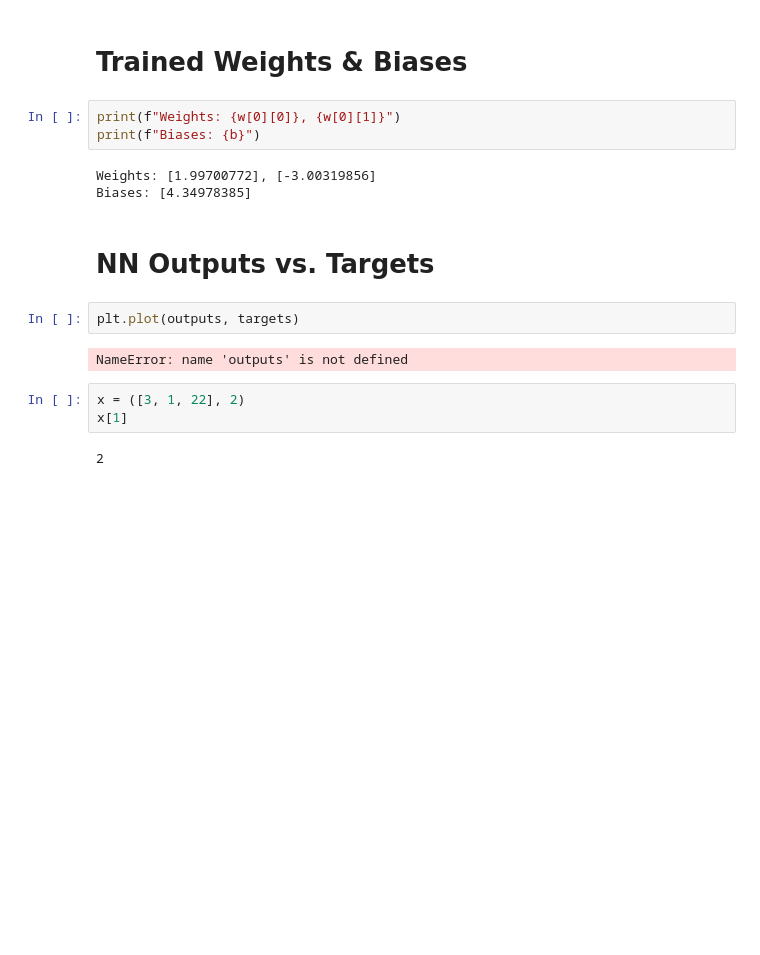
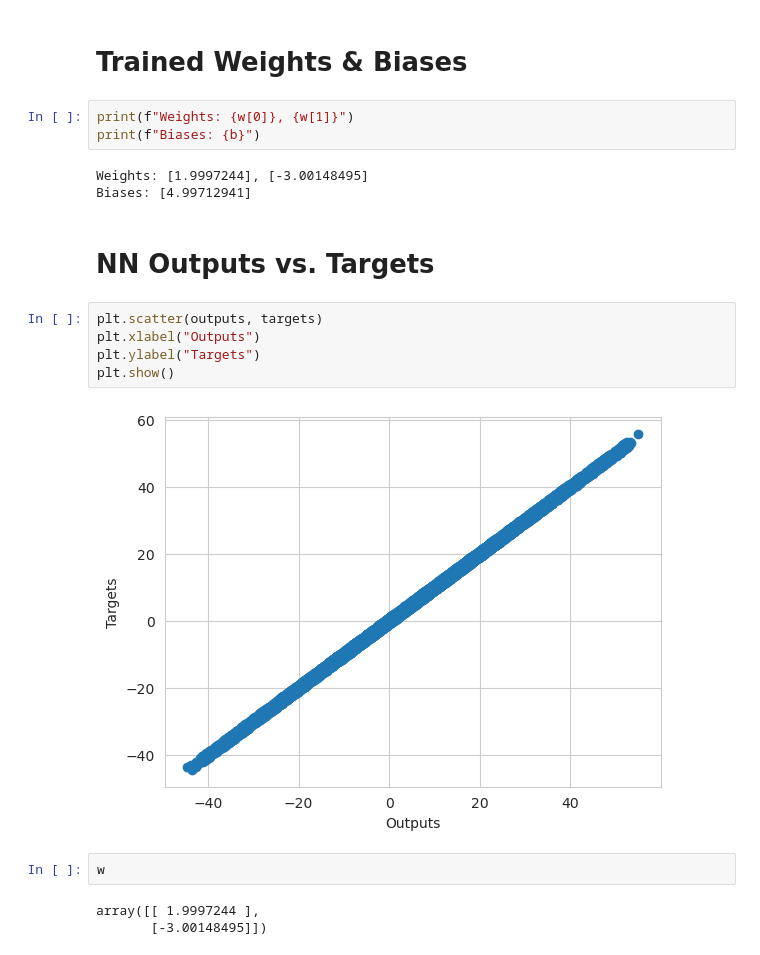
Before and after one commit to liamarguedas/scratch-neural-network, a Jupyter notebook: basic-neural-network.ipynb, the cells around one changed output. Cells and saved outputs as stored; diff of their text form; blank space fills up the shorter version.

```diff
--- a/basic-neural-network.ipynb
+++ b/basic-neural-network.ipynb
@@ -106,19 +106,22 @@ Epoch 100/100: loss 0.3937338451523581
 # %% [markdown]
 # Trained Weights & Biases
 # %%
-print(f"Weights: {w[0][0]}, {w[0][1]}")
+print(f"Weights: {w[0]}, {w[1]}")
 print(f"Biases: {b}")
 # %% [output]
-Weights: [1.99700772], [-3.00319856]
-Biases: [4.34978385]
+Weights: [1.9997244], [-3.00148495]
+Biases: [4.99712941]
 # %% [markdown]
 # NN Outputs vs. Targets
-# %%
-plt.plot(outputs, targets)
-# %% [output]
-NameError: name 'outputs' is not defined
-# %%
-x = ([3, 1, 22], 2)
-x[1]
-# %% [output]
-2
+# %%
+plt.scatter(outputs, targets)
+plt.xlabel("Outputs")
+plt.ylabel("Targets")
+plt.show()
+# %% [output]
+[figure, added]
+# %%
+w
+# %% [output]
+array([[ 1.9997244 ],
+       [-3.00148495]])
```
Also changed, not shown: parts of 4 cells of this notebook.
